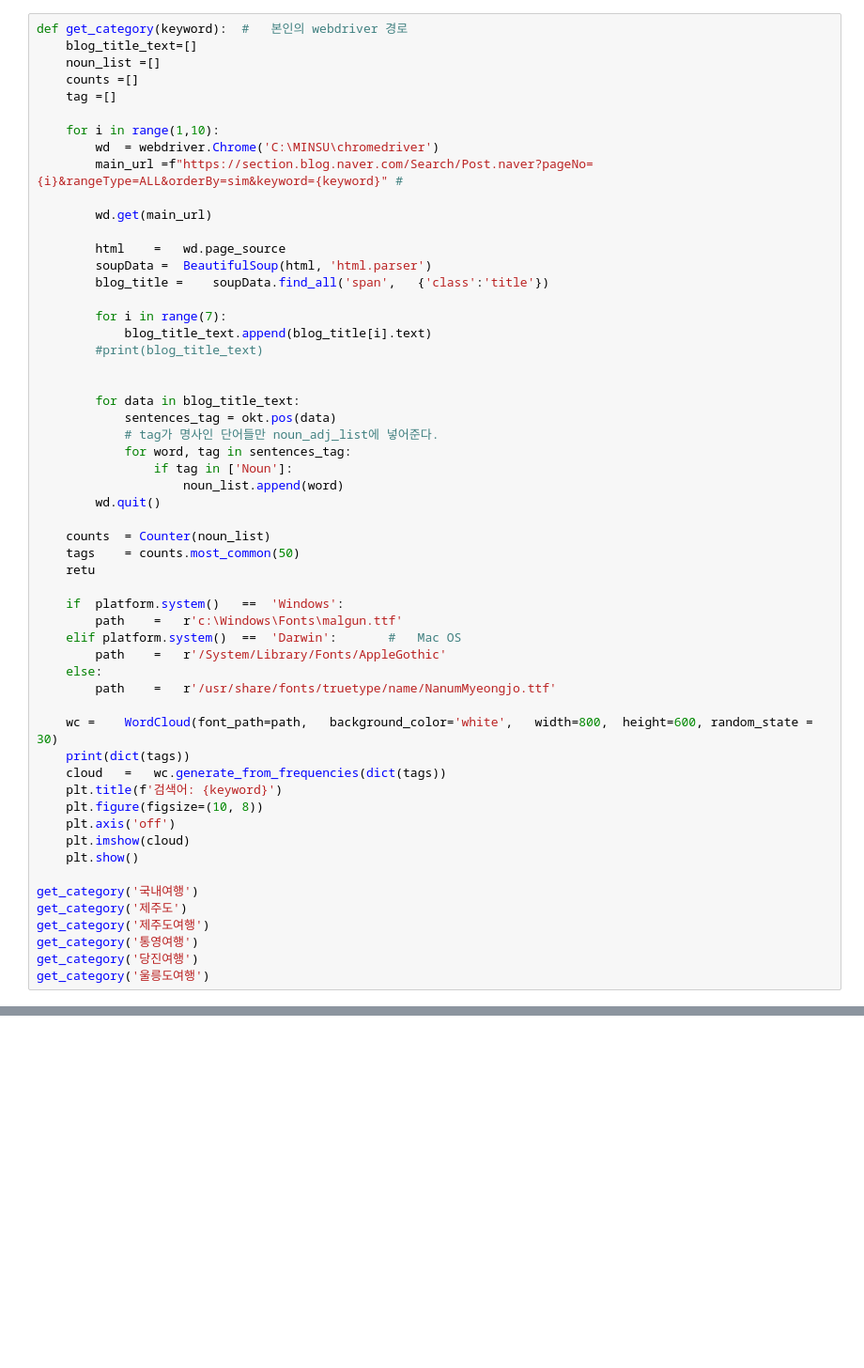
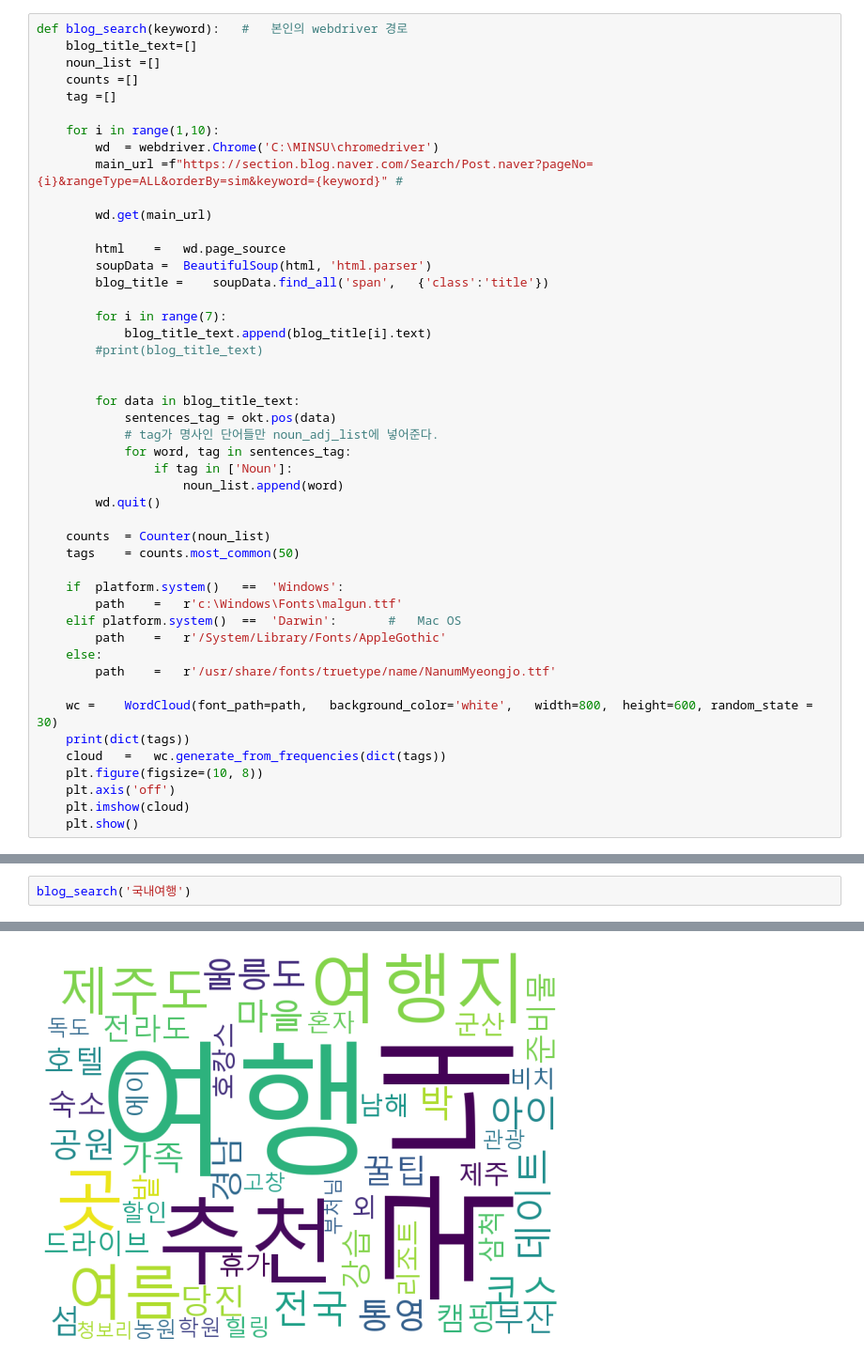
Before and after one commit to MINSU-S/team_project, a Jupyter notebook: week5_shopping_crawling/week5_shopping_crawling.ipynb, the cells around one changed output, grey strips where cells are left out. Shown at 94% size. Drawn from its saved outputs; the diff is of its cells as text; blank space fills up the shorter version.

```diff
--- a/week5_shopping_crawling/week5_shopping_crawling.ipynb
+++ b/week5_shopping_crawling/week5_shopping_crawling.ipynb
@@ -18,5 +20,5 @@ okt = Okt()
 # %%
-def	get_category(keyword):	#	본인의 webdriver 경로
+def	blog_search(keyword):	#	본인의 webdriver 경로
     blog_title_text=[]
     noun_list =[]
     counts =[]
@@ -47,7 +49,6 @@ def	get_category(keyword):	#	본인의 webdriver 경로
 
     counts	= Counter(noun_list)
     tags	= counts.most_common(50)
-    retu
 
     if	platform.system()	==	'Windows':
         path	=	r'c:\Windows\Fonts\malgun.ttf'
@@ -59,15 +60,7 @@ def	get_category(keyword):	#	본인의 webdriver 경로
     wc =	WordCloud(font_path=path,	background_color='white',	width=800,	height=600, random_state = 30)
     print(dict(tags))
     cloud	=	wc.generate_from_frequencies(dict(tags))
-    plt.title(f'검색어: {keyword}')
     plt.figure(figsize=(10,	8))
     plt.axis('off')
     plt.imshow(cloud)
     plt.show()
-
-get_category('국내여행')
-get_category('제주도')
-get_category('제주도여행')
-get_category('통영여행')
-get_category('당진여행')
-get_category('울릉도여행')
@@ -131,0 +67,3 @@ get_category('제주도 맛집')
+# %%
+blog_search('국내여행')
+# %% [output]
@@ -131,0 +71 @@ get_category('제주도 맛집')
+[figure, added]
```
Also changed, not shown: parts of 15 cells of this notebook, 6 other files.
